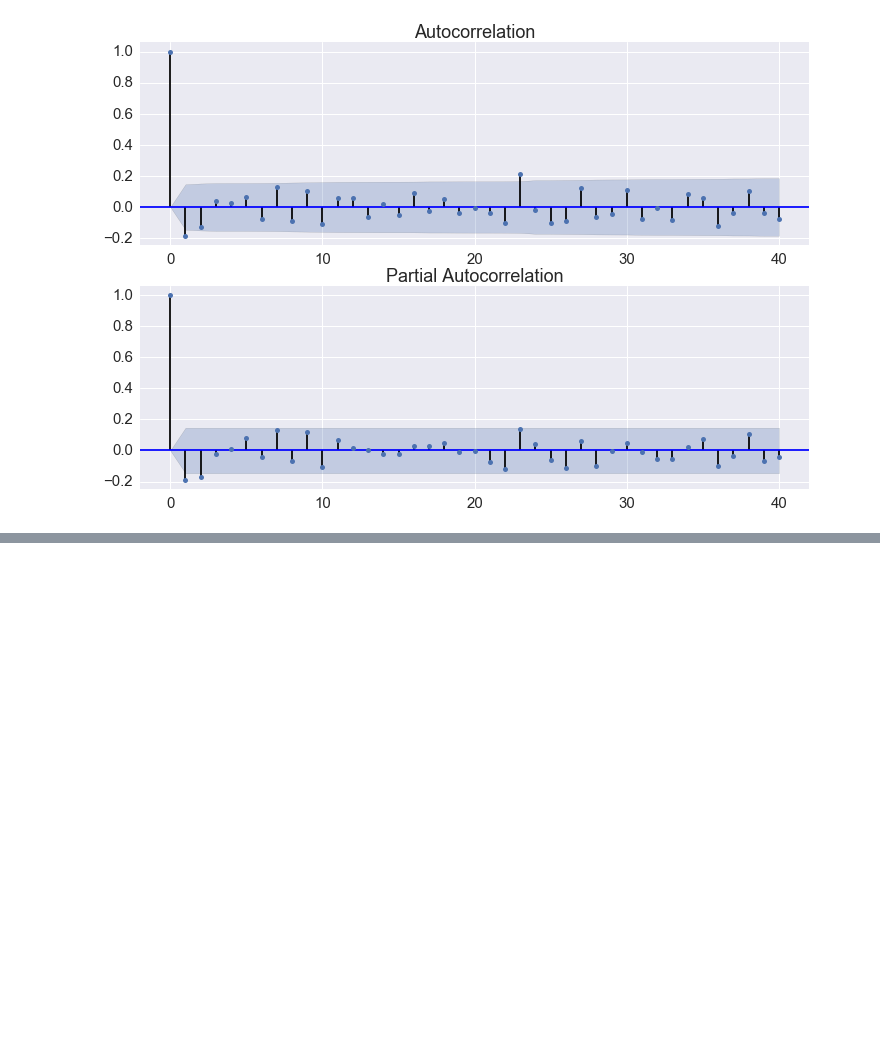
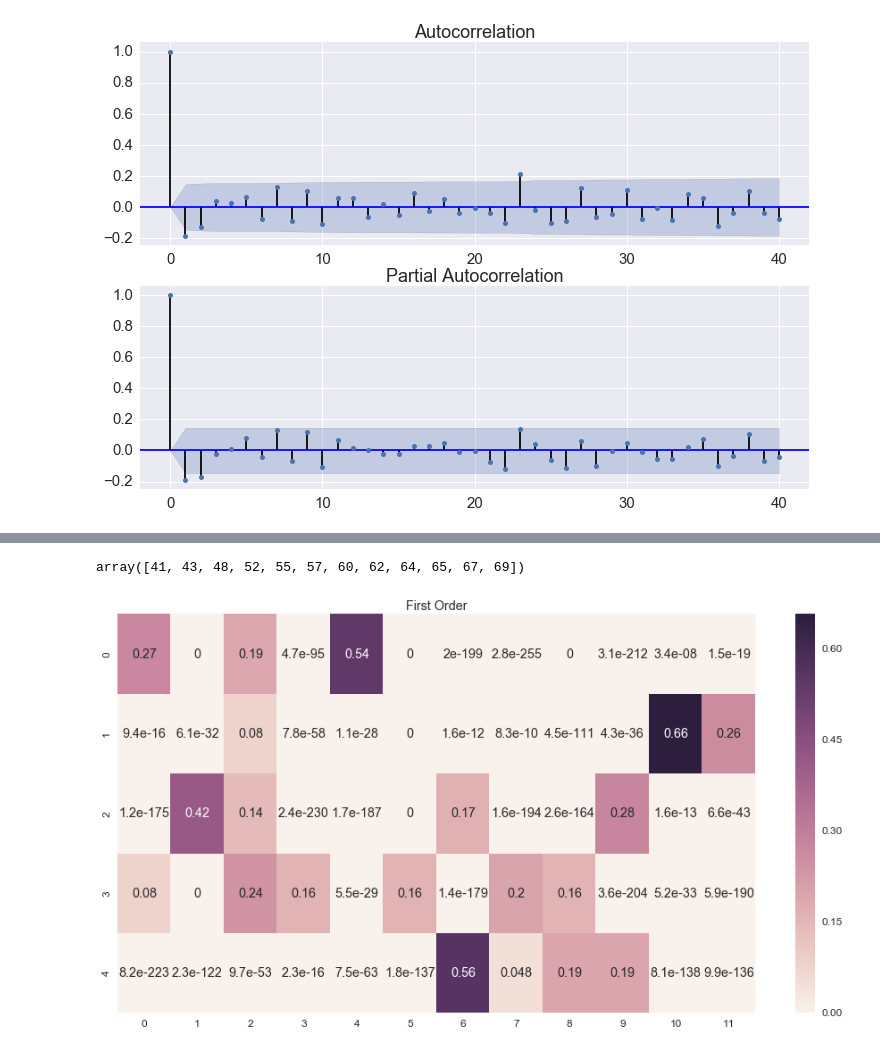
Before and after one commit to aky4wn/Sta863_FHMM, a Jupyter notebook: FHMM-Ghahramani.ipynb, the cells around one changed output, grey strips where cells are left out. Saved outputs shown, nothing was run; the diff lists cells and outputs as text; code cells hidden in the pictures; blank space fills up the shorter version.

```diff
--- a/FHMM-Ghahramani.ipynb
+++ b/FHMM-Ghahramani.ipynb
@@ -1934,0 +2217,31 @@ fig = sm.graphics.tsa.plot_pacf(new_1, lags=40, ax=ax2)
+# %%
+orig_list = ['twinkle-twinkle-little-star-orig.csv']
+new_list = ['twinkle-twinkle-little-star.csv']
+quarter_note = [256]
+M = 3
+K = np.array([5, 5, 5])
+
+for i in range(len(orig_list)):
+    oldfile = 'OriginalCSV/' + orig_list[i]
+    newfile = 'NewCSV/interpret__' + new_list[i]
+    _, _, timeT, notes, newNotes_G, params_G = FHMM_compose(oldfile, newfile, quarter_note[i],
+                                                                      "FHMM", "Gibbs", None,
+                                                 M, K, 0.01, 1000, metrics_calc = False)
+    print("Gibbs Done")
+    _, _, timeT, notes, newNotes_F, params_F = FHMM_compose(oldfile, newfile, quarter_note[i],
+                                                                      "FHMM", "FactorizedVI", None,
+                                                 M, K, 0.01, 1000, metrics_calc = False)
+    print("Factorized Done")
+    _, _, timeT, notes, newNotes_S, params_S = FHMM_compose(oldfile, newfile, quarter_note[i],
+                                                                          "FHMM", "StructuralVI", None,
+                                                 M, K, 0.01, 1000, metrics_calc = False)
+    print("Structural Done")
+    _, _, timeT, notes, newNotes_GAM, params_GAM = FHMM_compose(oldfile, newfile,
+                                                                               quarter_note[i], "GAM", "Gaussian", "V",
+                                                 M, K, 0.01, 1000, metrics_calc = False)
+    print("GAM V Done")
+
+    _, _, _, old_1, newNotes_1, z_1, phi_1, Tmat_1 = hmm_compose(oldfile, newfile, quarter_note[i], 'first_order',
+                                                         5, 0.01, 1000, None, metrics_calc = False)
+
+    print(newfile)
@@ -1934,0 +2266,12 @@ fig = sm.graphics.tsa.plot_pacf(new_1, lags=40, ax=ax2)
+# %%
+np.unique(notes)
+# %% [output]
+array([41, 43, 48, 52, 55, 57, 60, 62, 64, 65, 67, 69])
+# %%
+import seaborn as sns
+plt.figure(figsize = (16, 8))
+plt.title("First Order")
+sns.set(font_scale=1.2)
+axs = sns.heatmap(phi_1, annot=True)
+# %% [output]
+[figure, added]
```
Also changed, not shown: parts of 42 cells of this notebook.
